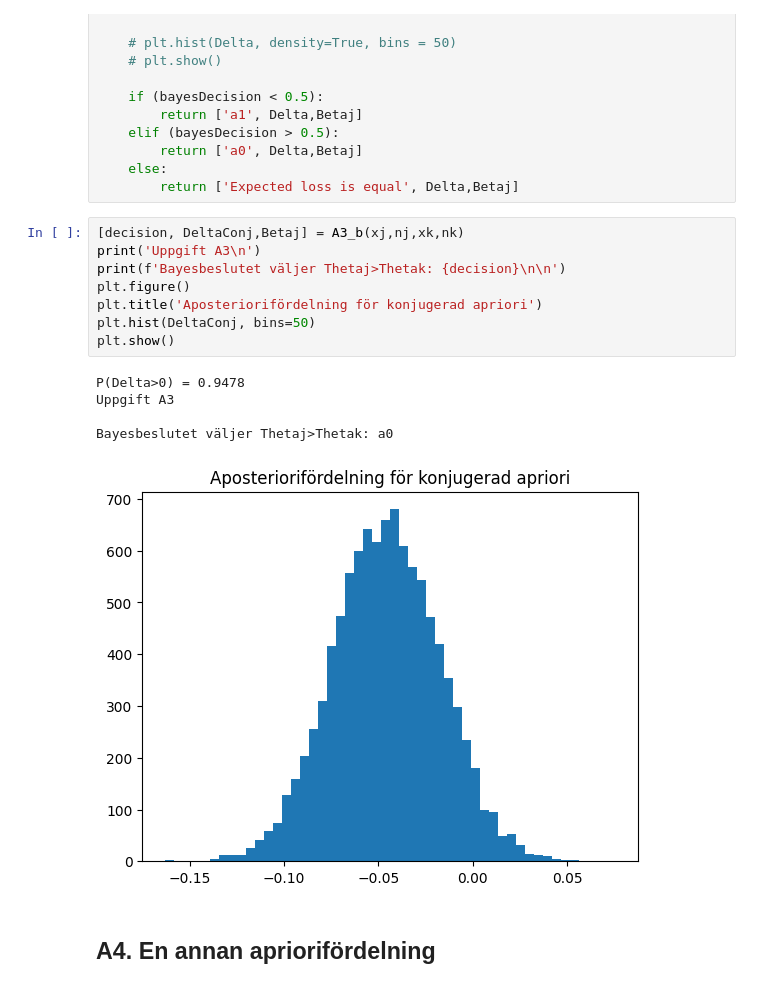
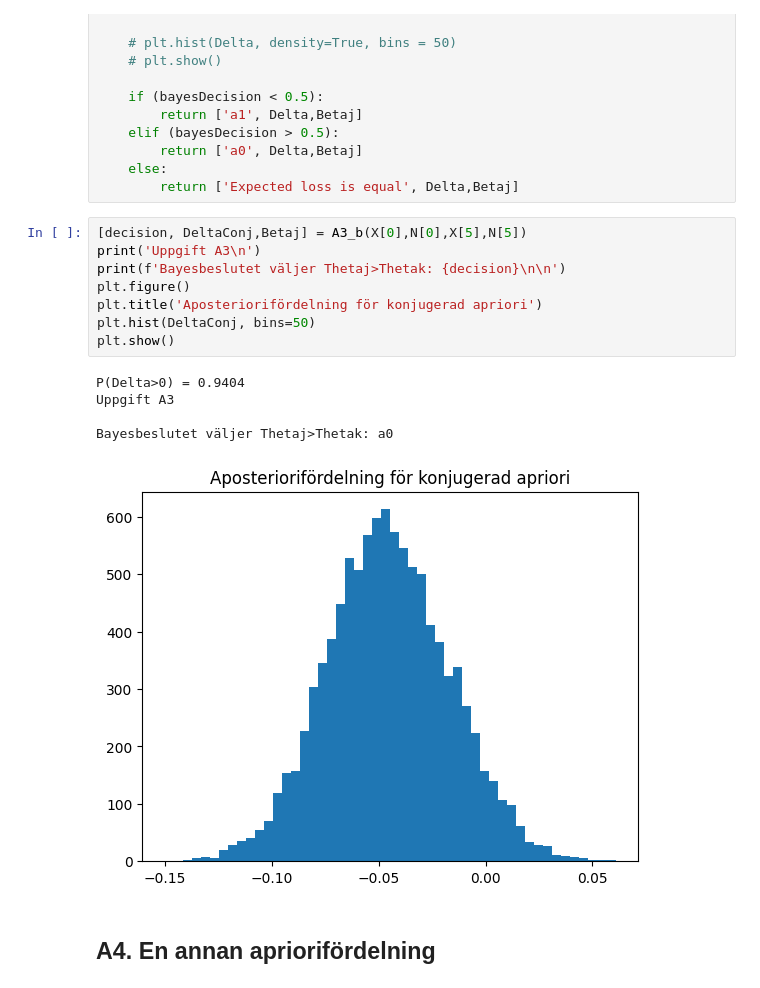
Before and after one commit to Cteorell/Projekt, a Jupyter notebook: projekt.ipynb, the cells around one changed output. Drawn from its saved outputs; the diff is of its cells as text.

```diff
--- a/projekt.ipynb
+++ b/projekt.ipynb
@@ -62,19 +110,19 @@ def A3_b(xj,nj,xk,nk):
     else:
         return ['Expected loss is equal', Delta,Betaj]
 # %%
-[decision, DeltaConj,Betaj] = A3_b(xj,nj,xk,nk)
+[decision, DeltaConj,Betaj] = A3_b(X[0],N[0],X[5],N[5])
 print('Uppgift A3\n')
 print(f'Bayesbeslutet väljer Thetaj>Thetak: {decision}\n\n')
 plt.figure()
 plt.title('Aposteriorifördelning för konjugerad apriori')
 plt.hist(DeltaConj, bins=50)
 plt.show()
 # %% [output]
-P(Delta>0) = 0.9478
+P(Delta>0) = 0.9404
 Uppgift A3
 
 Bayesbeslutet väljer Thetaj>Thetak: a0
-[figure, old version]
+[figure, new version]
 # %% [markdown]
 ## A4. En annan apriorifördelning
 # %%
```
Also changed, not shown: parts of 23 cells of this notebook, 8 other files.
